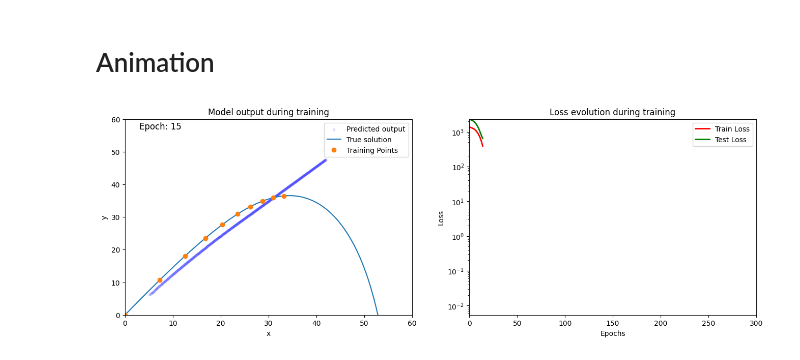
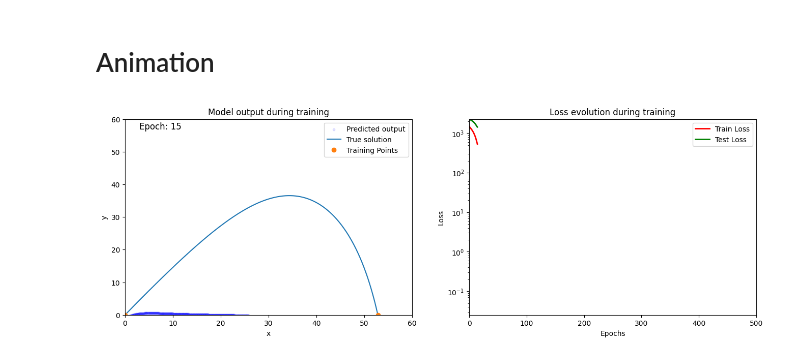
Before and after one commit to zincware/ZnPINNLab, a Jupyter notebook: day1/projectile_motion.ipynb, the cells around one changed output. Saved outputs shown, nothing was run; the diff lists cells and outputs as text; code cells hidden in the pictures.

```diff
--- a/day1/projectile_motion.ipynb
+++ b/day1/projectile_motion.ipynb
@@ -511,7 +517,8 @@ def compute_total_loss(model, dataset: dict, t_col):
     different components: data loss, and physics-informed loss.
     The following steps are involved:
 
-    1. Compute the physics-informed loss by calling the compute_physics_informed_loss() function.
+    1. Compute the physics-informed loss by calling
+       the compute_physics_informed_loss() function.
 
     2. Determine the data loss using the compute_data_loss() function.
 
@@ -537,9 +544,8 @@ def compute_total_loss(model, dataset: dict, t_col):
 
     # Step 2: Determine data loss
     data_loss = compute_data_loss(model, dataset)
-
     # Step 3: Return combined total loss
-    return data_loss +  phys_loss
+    return data_loss + phys_loss
 # %% [markdown]
 # Executive function
 # %%
@@ -550,7 +556,7 @@ def execute(
         num_epochs = 1000,
         weight_decay = 1e-5,
         num_t_col = None,
-        start = 0,
+        min_t_col = 0,
         max_t_col = 5,
     ):
     """
@@ -603,7 +609,7 @@ def execute(
         Weight decay (L2 regularization) strength for the optimizer. Default is 1e-5.
     num_t_col : int, optional
         The number of colocation points to use for the physics-informed loss. Default is None.
-    start : int, optional
+    min_t_col : int, optional
         The starting time value to use for the colocation points. Default is 0.
     max_t_col : int, optional
         The maximum time value to use for the colocation points. Default is 5.
@@ -620,19 +626,17 @@ def execute(
     """
 
     # Step 1: Initialize optimizer
-    optimizer = optim.Adam(model.parameters(), lr=lr, weight_decay=weight_decay)  # Include weight_decay in the optimizer
+    optimizer = optim.Adam(model.parameters(), lr=lr,)  # Include weight_decay in the optimizer
 
     # implement query of taking different collocation points for the physics loss or the training data
     if num_t_col == None:
         t_col = train_ds["inputs"]
     else:
-        t_col = torch.linspace(start,max_t_col,num_t_col).unsqueeze(1)
-
+        t_col = torch.linspace(min_t_col, max_t_col, num_t_col).unsqueeze(1)
     # Step 2: Initialize the loss evolution list.
     train_loss_evolution = []
     test_loss_evolution = []
     predictions_list = []
-
 
     # Step 3: Set up the training loop
     for epoch in range(num_epochs):
@@ -647,7 +651,7 @@ def execute(
         # Calculate the L2 regularization term and add to the loss.
         l2_regularization = 0.0
         for param in model.parameters():
-            l2_regularization += torch.norm(param, p=2)  # L2 norm of parameters
+            l2_regularization += torch.norm(param, p=2) #** 2  # L2 norm of parameters
 
         train_loss += weight_decay * l2_regularization
 
@@ -672,7 +676,7 @@ def execute(
 
 
     # Step 8: return loss_evolution, num_epochs
-    return train_loss_evolution, test_loss_evolution, num_epochs, predictions_list
+    return train_loss_evolution, test_loss_evolution, predictions_list
 # %% [markdown]
 # Execute
 # %%
@@ -682,17 +686,25 @@ model = PINN()
 train_ds, test_ds = create_training_data(
     time_vals=time,
     position_vals=position,
-    num_t_train=10,
-    max_t_train=2,
+    num_t_train=2,
+    min_t_train=0.0,
+    max_t_train=time[-1],
     sigma_noise=0,
 )
 
-train_loss_evolution, test_loss_evolution, num_epochs, predictions_list = execute(
+# train_ds['targets_x'] = torch.tensor([[0.0], [1.0]])
+# train_ds['targets_y'] = torch.tensor([[0.0], [0.0]])
+# test_ds['targets_y'] *= 0.5
+
+
+train_loss_evolution, test_loss_evolution, predictions_list = execute(
     train_ds,
     test_ds,
-    num_epochs=300,
-    lr=0.01,
-    num_t_col=10,
-    max_t_col=time[-1]
+    num_epochs=500,
+    lr=0.005,
+    num_t_col=50,
+    min_t_col=0,
+    max_t_col=time[-1],
+    weight_decay=1e-6
 )
 # %% [output]
@@ -761,7 +811,7 @@ plt.show()
 # Animation
 # %%
 # Example usage:
-animator = AnimationGenerator(num_epochs, train_loss_evolution, test_loss_evolution, predictions_list, train_ds, position)
+animator = AnimationGenerator( train_loss_evolution, test_loss_evolution, predictions_list, train_ds, position, test_ds)
 animator.create_animation('test.mp4', frames=15, fps=30)
 # %% [output]
-[figure, old version]
+[figure, new version]
```
Also changed, not shown: parts of 7 cells of this notebook.
